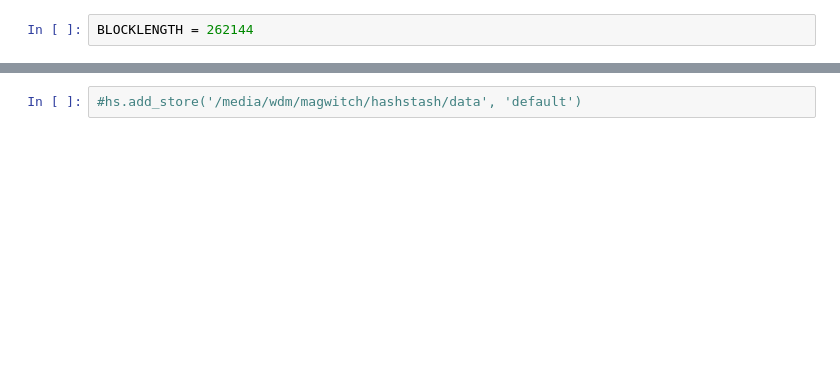
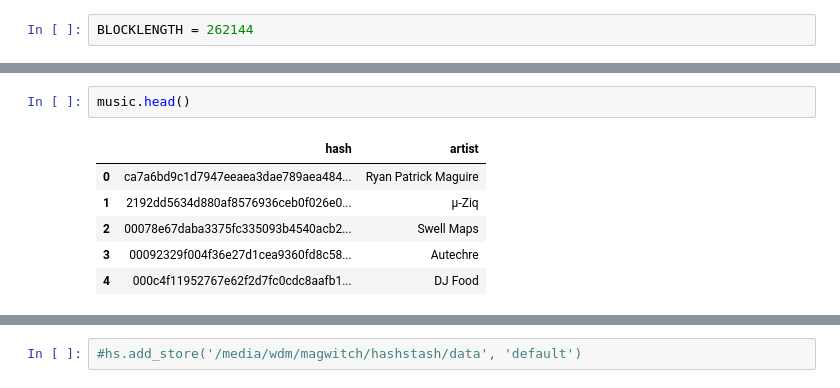
Before and after one commit to William-of-Penge/hashstash, a Jupyter notebook: hashstash.ipynb, the cells around one changed output, grey strips where cells are left out. Cells and saved outputs as stored; diff of their text form; blank space fills up the shorter version.

```diff
--- a/hashstash.ipynb
+++ b/hashstash.ipynb
@@ -214,0 +570,9 @@ hs = HashStash('/media/wdm/magwitch/hashstash/md.db')
+# %%
+music.head()
+# %% [output]
+|  | hash | artist |
+| 0 | ca7a6bd9c1d7947eeaea3dae789aea484... | Ryan Patrick Maguire |
+| 1 | 2192dd5634d880af8576936ceb0f026e0... | μ-Ziq |
+| 2 | 00078e67daba3375fc335093b4540acb2... | Swell Maps |
+| 3 | 00092329f004f36e27d1cea9360fd8c58... | Autechre |
+| 4 | 000c4f11952767e62f2d7fc0cdc8aafb1... | DJ Food |
```
Also changed, not shown: parts of 50 cells of this notebook, 3 other files.
